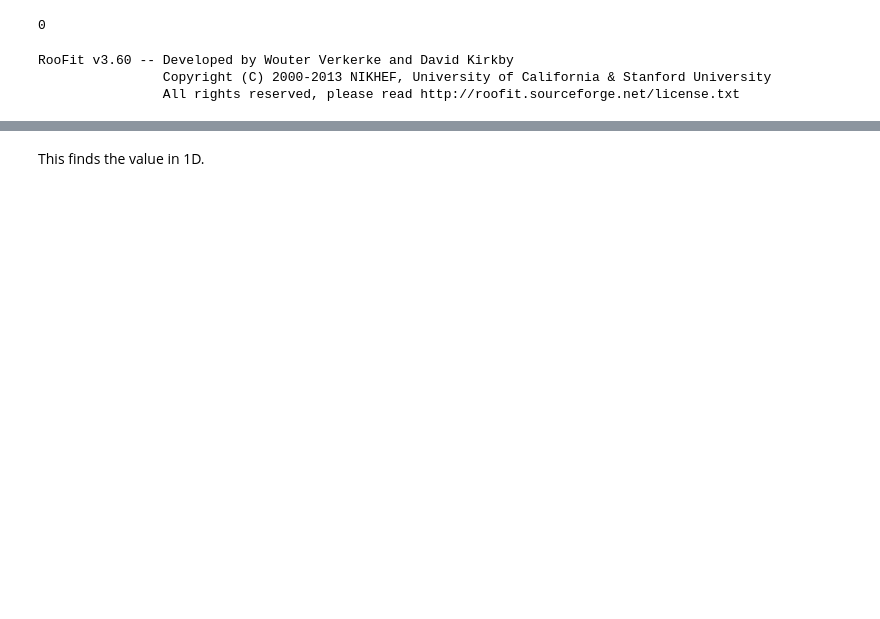
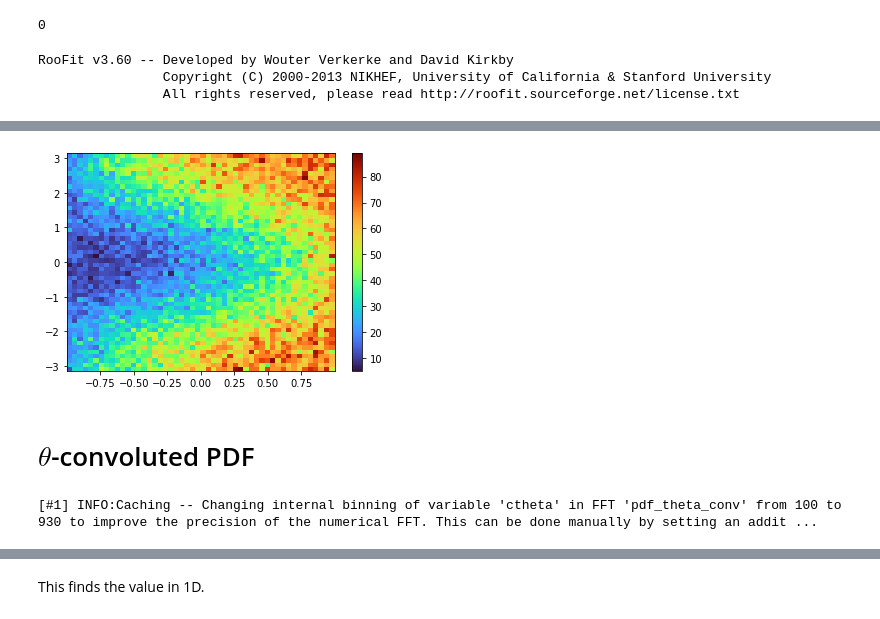
Before and after one commit to alatios/lb2jpsil_lambda-emdm-measurement, a Jupyter notebook: 99_convolution_root.ipynb, the cells around one changed output, grey strips where cells are left out. Cells and saved outputs as stored; diff of their text form; code cells hidden in the pictures; blank space fills up the shorter version.

```diff
--- a/99_convolution_root.ipynb
+++ b/99_convolution_root.ipynb
@@ -127,0 +120,8 @@ plt.show()
+# %%
+plt.hist2d(df_noconv['cos_theta'], df_noconv['phi'],bins=50, cmap='turbo')
+plt.colorbar()
+plt.show()
+# %% [output]
+[figure, added]
+# %% [markdown]
+# $\theta$-convoluted PDF
@@ -127,0 +135,4 @@ plt.show()
+# %%
+pdf_theta_conv = ROOT.RooFFTConvPdf("pdf_theta_conv", "pdf_theta_conv", ctheta, angular_pdf, gaussian_theta)
+# %% [output]
+[#1] INFO:Caching -- Changing internal binning of variable 'ctheta' in FFT 'pdf_theta_conv' from 100 to 930 to improve the precision of the numerical FFT. This can be done manually by setting an addit ...
```
Also changed, not shown: parts of 62 cells of this notebook, 4 other files.
